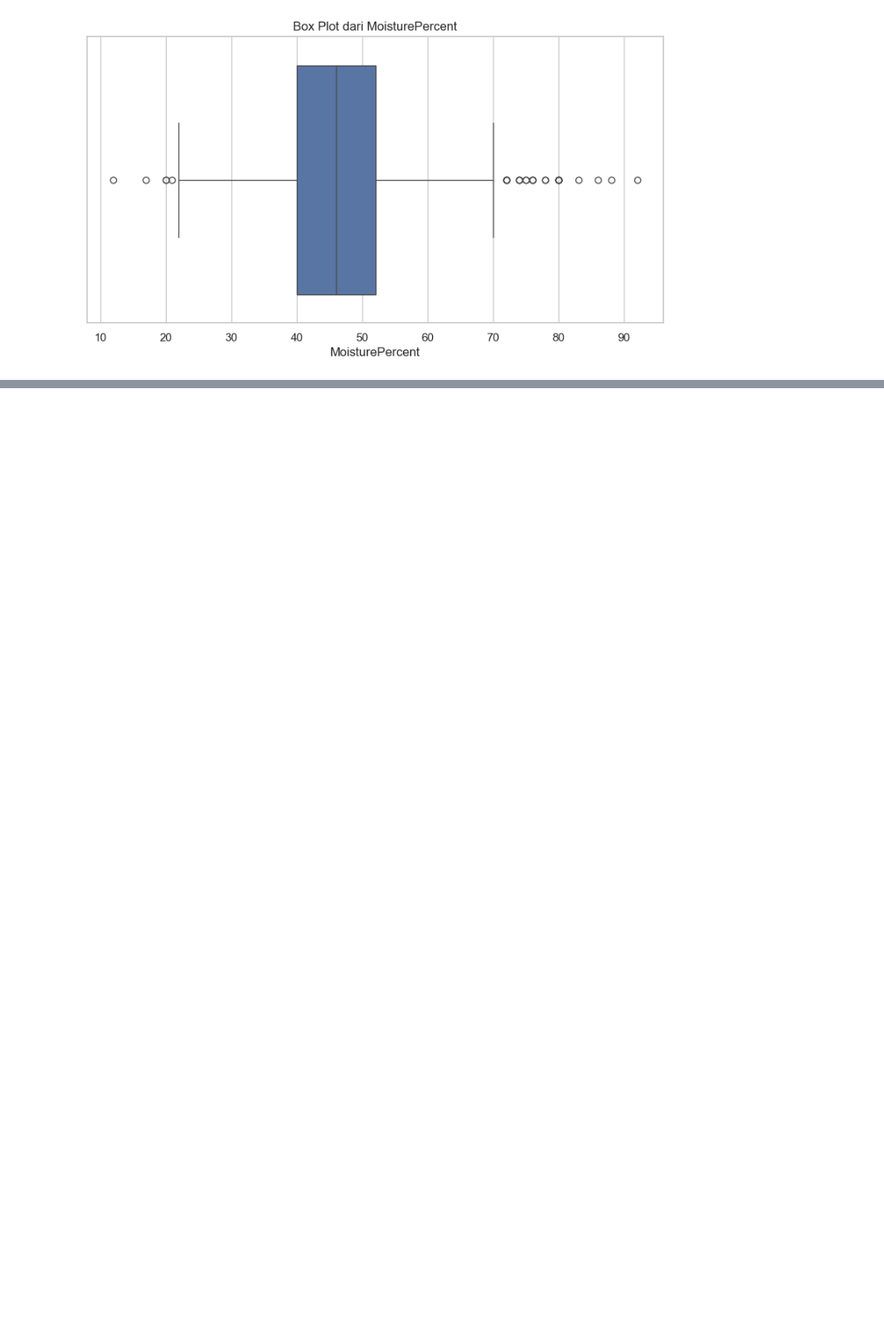
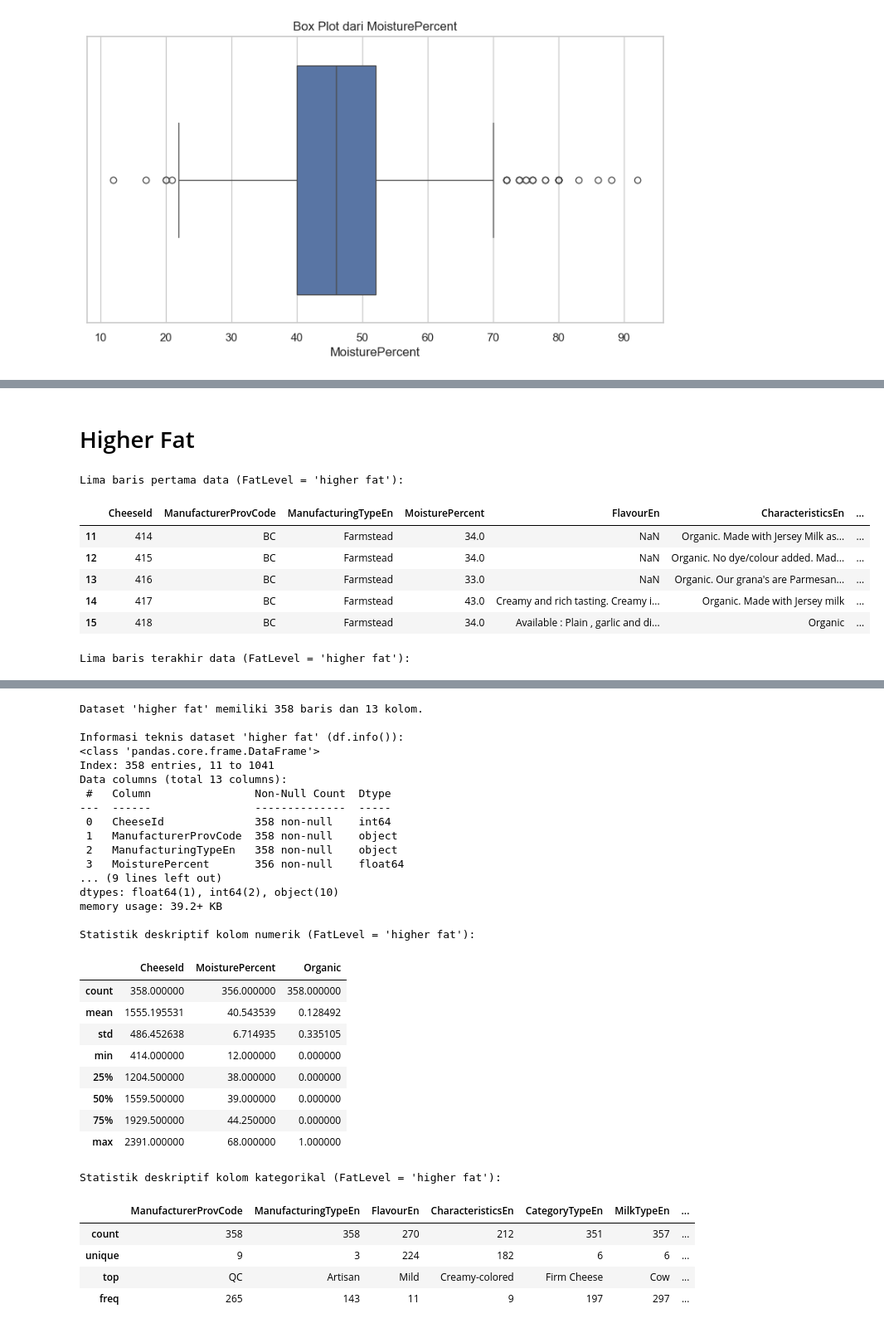
Before and after one commit to wendy1357/Adaboost-vs-GradientBoosting-Cheese-Fat, a Jupyter notebook: code/EDA.ipynb, the cells around one changed output, grey strips where cells are left out. Shown: that part at 83% size. Saved outputs shown, nothing was run; the diff lists cells and outputs as text; code cells hidden in the pictures; blank space fills up the shorter version.

```diff
--- a/code/EDA.ipynb
+++ b/code/EDA.ipynb
@@ -134,0 +273,45 @@ plt.show()
+# %% [markdown]
+# Higher Fat
+# %%
+# Filter hanya data dengan FatLevel = 'higher fat'
+higher_fat_df = df[df['FatLevel'] == 'higher fat']
+
+# 1. Melihat 5 baris pertama data
+print("Lima baris pertama data (FatLevel = 'higher fat'):")
+display(higher_fat_df.head())
+
+# 2. Melihat 5 baris terakhir data
+print("\nLima baris terakhir data (FatLevel = 'higher fat'):")
+display(higher_fat_df.tail())
+
+# 3. Mengecek dimensi data
+print(f"\nDataset 'higher fat' memiliki {higher_fat_df.shape[0]} baris dan {higher_fat_df.shape[1]} kolom.")
+
+# 4. Ringkasan teknis (info)
+print("\nInformasi teknis dataset 'higher fat' (df.info()):")
+higher_fat_df.info()
+
+# 5. Statistik deskriptif kolom numerik
+print("\nStatistik deskriptif kolom numerik (FatLevel = 'higher fat'):")
+display(higher_fat_df.describe())
+
+# 6. Statistik deskriptif kolom kategorikal
+print("\nStatistik deskriptif kolom kategorikal (FatLevel = 'higher fat'):")
+display(higher_fat_df.describe(include=['object', 'category']))
+
+# 7. Jumlah nilai yang hilang per kolom
+print("\nJumlah nilai yang hilang per kolom (FatLevel = 'higher fat'):")
+print(higher_fat_df.isnull().sum())
+
+# 8. Modus (nilai paling sering muncul) untuk tiap kolom
+print("\nModus untuk setiap kolom (FatLevel = 'higher fat'):")
+display(higher_fat_df.mode().iloc[0])
+# %% [output]
+Lima baris pertama data (FatLevel = 'higher fat'):
+|  | CheeseId | ManufacturerProvCode | ManufacturingTypeEn | MoisturePercent | FlavourEn | CharacteristicsEn | ... |
+| 11 | 414 | BC | Farmstead | 34.0 | NaN | Organic. Made with Jersey Milk as... | ... |
+| 12 | 415 | BC | Farmstead | 34.0 | NaN | Organic. No dye/colour added. Mad... | ... |
+| 13 | 416 | BC | Farmstead | 33.0 | NaN | Organic. Our grana's are Parmesan... | ... |
+| 14 | 417 | BC | Farmstead | 43.0 | Creamy and rich tasting. Creamy i... | Organic. Made with Jersey milk | ... |
+| 15 | 418 | BC | Farmstead | 34.0 | Available : Plain , garlic and di... | Organic | ... |
+Lima baris terakhir data (FatLevel = 'higher fat'):
@@ -134,0 +324,32 @@ plt.show()
+Dataset 'higher fat' memiliki 358 baris dan 13 kolom.
+
+Informasi teknis dataset 'higher fat' (df.info()):
+<class 'pandas.core.frame.DataFrame'>
+Index: 358 entries, 11 to 1041
+Data columns (total 13 columns):
+ #   Column                Non-Null Count  Dtype
+---  ------                --------------  -----
+ 0   CheeseId              358 non-null    int64
+ 1   ManufacturerProvCode  358 non-null    object
+ 2   ManufacturingTypeEn   358 non-null    object
+ 3   MoisturePercent       356 non-null    float64
+... (9 lines left out)
+dtypes: float64(1), int64(2), object(10)
+memory usage: 39.2+ KB
+
+Statistik deskriptif kolom numerik (FatLevel = 'higher fat'):
+|  | CheeseId | MoisturePercent | Organic |
+| count | 358.000000 | 356.000000 | 358.000000 |
+| mean | 1555.195531 | 40.543539 | 0.128492 |
+| std | 486.452638 | 6.714935 | 0.335105 |
+| min | 414.000000 | 12.000000 | 0.000000 |
+| 25% | 1204.500000 | 38.000000 | 0.000000 |
+| 50% | 1559.500000 | 39.000000 | 0.000000 |
+| 75% | 1929.500000 | 44.250000 | 0.000000 |
+| max | 2391.000000 | 68.000000 | 1.000000 |
+Statistik deskriptif kolom kategorikal (FatLevel = 'higher fat'):
+|  | ManufacturerProvCode | ManufacturingTypeEn | FlavourEn | CharacteristicsEn | CategoryTypeEn | MilkTypeEn | ... |
+| count | 358 | 358 | 270 | 212 | 351 | 357 | ... |
+| unique | 9 | 3 | 224 | 182 | 6 | 6 | ... |
+| top | QC | Artisan | Mild | Creamy-colored | Firm Cheese | Cow | ... |
+| freq | 265 | 143 | 11 | 9 | 197 | 297 | ... |
```
Also changed, not shown: parts of 5 cells of this notebook.
